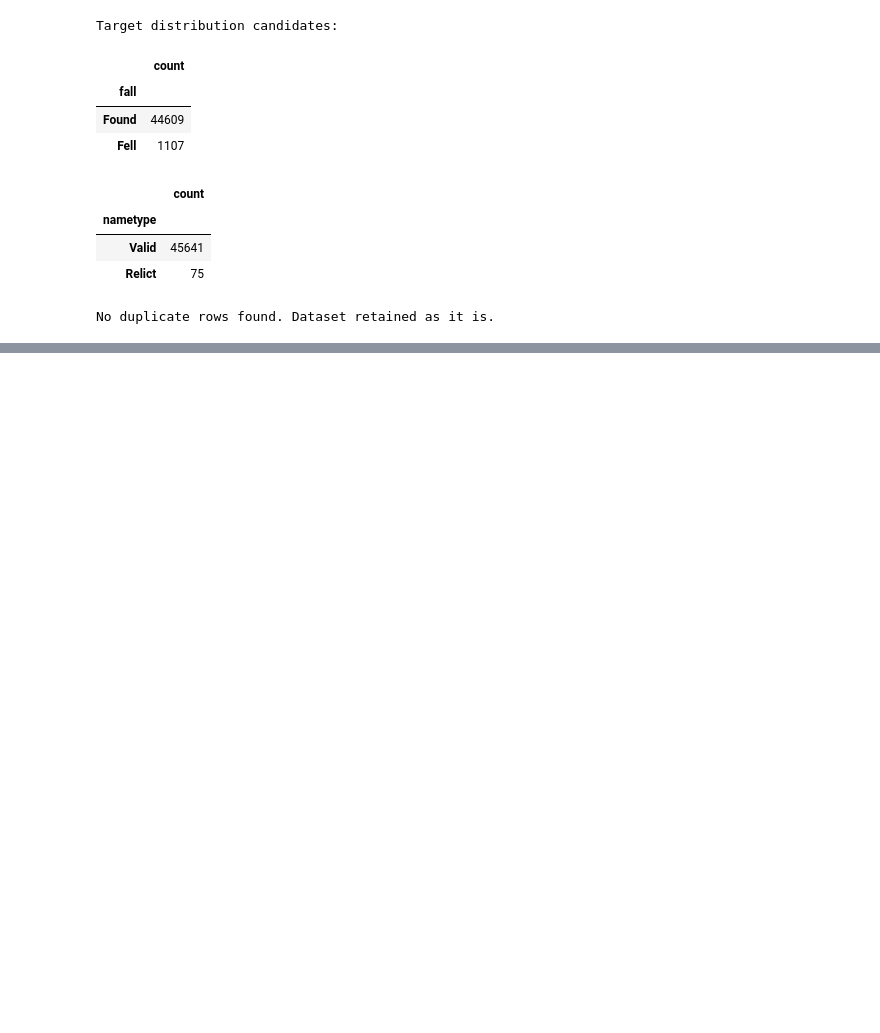
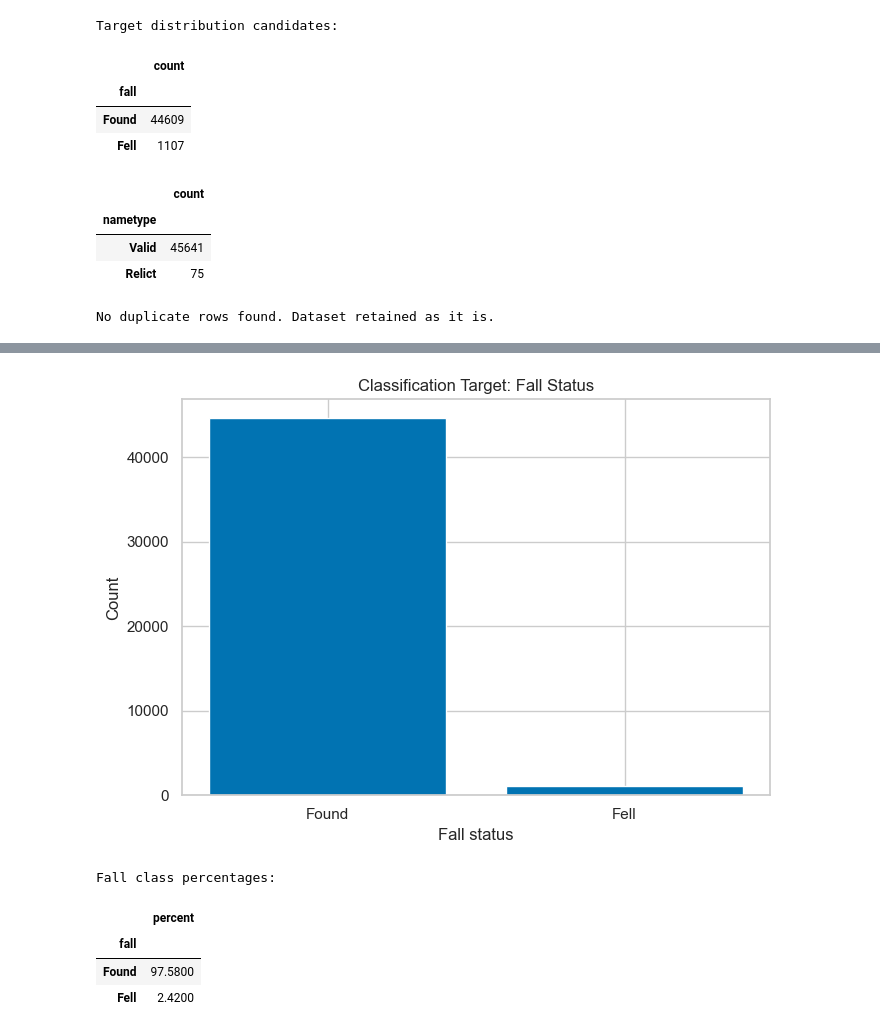
Before and after one commit to SathanRK/ML_CAPSTONE, a Jupyter notebook: review1_meteorite.ipynb, the cells around one changed output, grey strips where cells are left out. Saved outputs shown, nothing was run; the diff lists cells and outputs as text; code cells hidden in the pictures; blank space fills up the shorter version.

```diff
--- a/review1_meteorite.ipynb
+++ b/review1_meteorite.ipynb
@@ -126,0 +183,21 @@ display(df_raw.describe(include="all").T)
+# %%
+# Target distribution for classification
+fig, ax = plt.subplots(figsize=(7, 5))
+fall_counts = df_raw["fall"].value_counts()
+ax.bar(fall_counts.index, fall_counts.values)
+ax.set_title("Classification Target: Fall Status")
+ax.set_xlabel("Fall status")
+ax.set_ylabel("Count")
+plt.tight_layout()
+plt.savefig(FIG_DIR / "eda_classification_target.png", dpi=180, bbox_inches="tight")
+plt.show()
+
+print("Fall class percentages:")
+display((fall_counts / fall_counts.sum() * 100).round(2).rename("percent").to_frame())
+# %% [output]
+[figure, added]
+Fall class percentages:
+|  | percent |
+| fall |  |
+| Found | 97.5800 |
+| Fell | 2.4200 |
```
Also changed, not shown: parts of 4 cells of this notebook.
